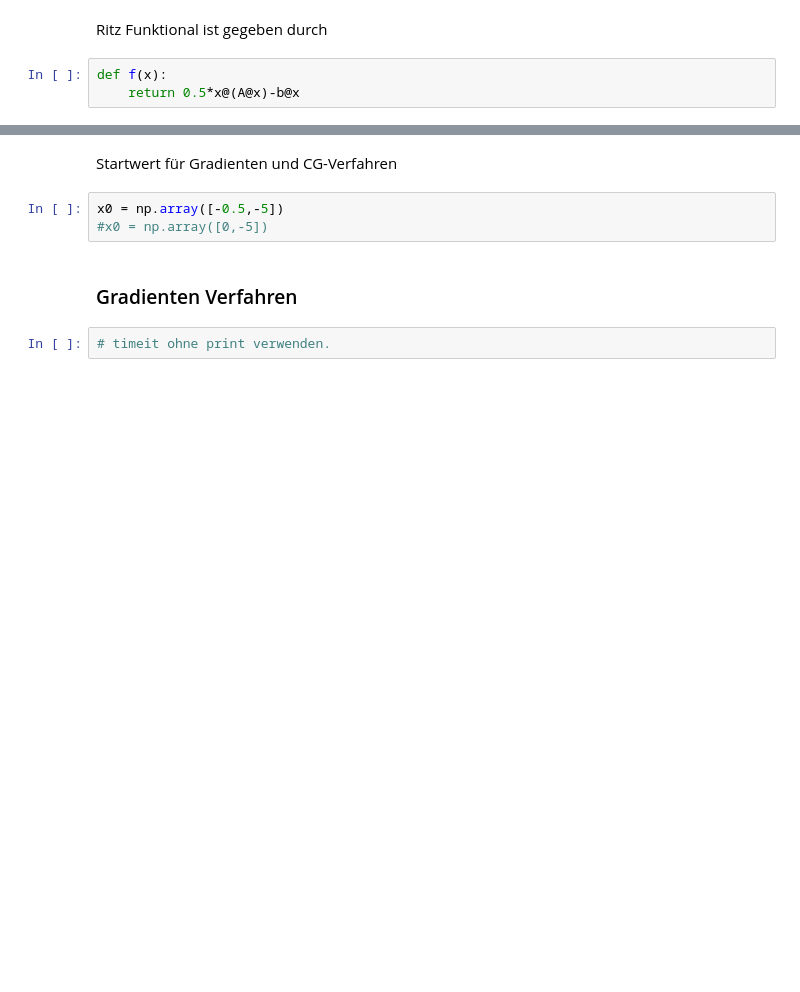
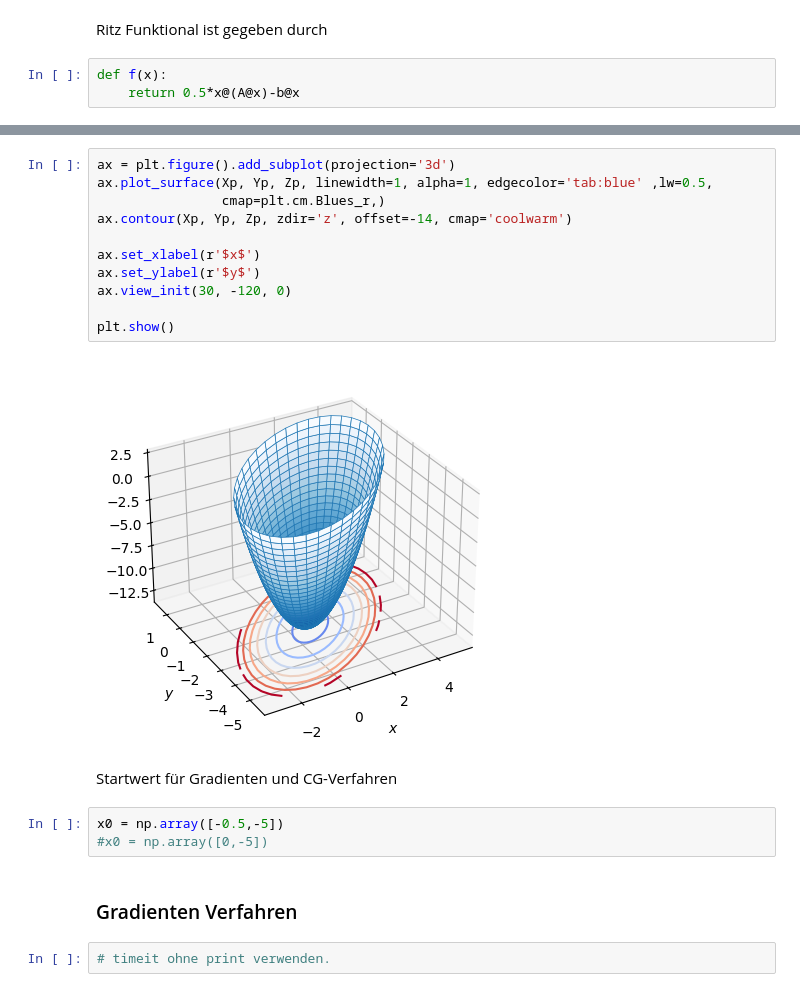
Before and after one commit to omerasipi/HanaScriptos, a Jupyter notebook: NumerikPDE/CGVerfahren.ipynb, the cells around one changed output, grey strips where cells are left out. Drawn from its saved outputs; the diff is of its cells as text; blank space fills up the shorter version.

```diff
--- a/NumerikPDE/CGVerfahren.ipynb
+++ b/NumerikPDE/CGVerfahren.ipynb
@@ -273,3 +290,16 @@ plt.show()
+# %%
+ax = plt.figure().add_subplot(projection='3d')
+ax.plot_surface(Xp, Yp, Zp, linewidth=1, alpha=1, edgecolor='tab:blue' ,lw=0.5,
+                cmap=plt.cm.Blues_r,)
+ax.contour(Xp, Yp, Zp, zdir='z', offset=-14, cmap='coolwarm')
+
+ax.set_xlabel(r'$x$')
+ax.set_ylabel(r'$y$')
+ax.view_init(30, -120, 0)
+
+plt.show()
+# %% [output]
+[figure, added]
 # %% [markdown]
 Startwert für Gradienten und CG-Verfahren
 # %%
```
Also changed, not shown: parts of 13 cells of this notebook, 16 other files.
